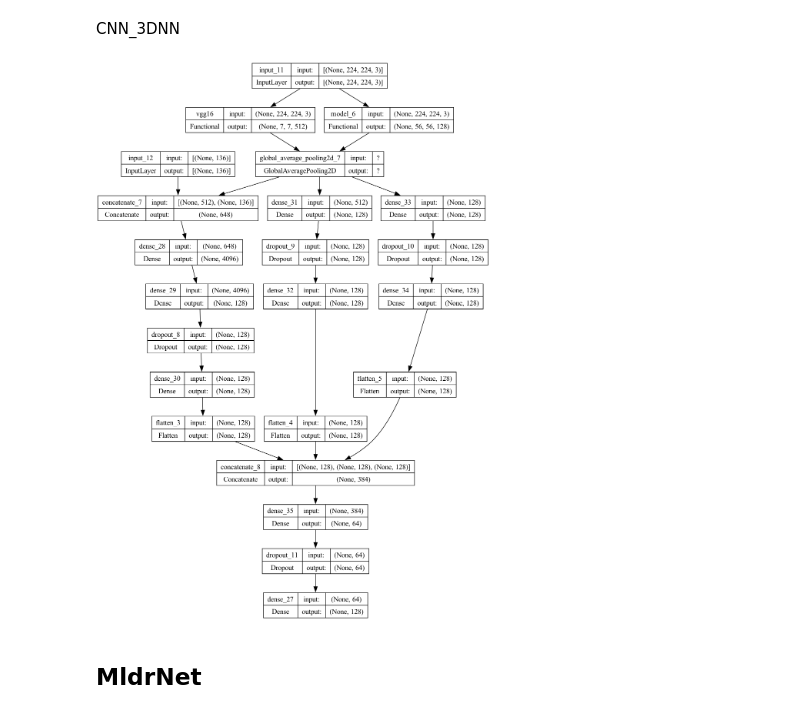
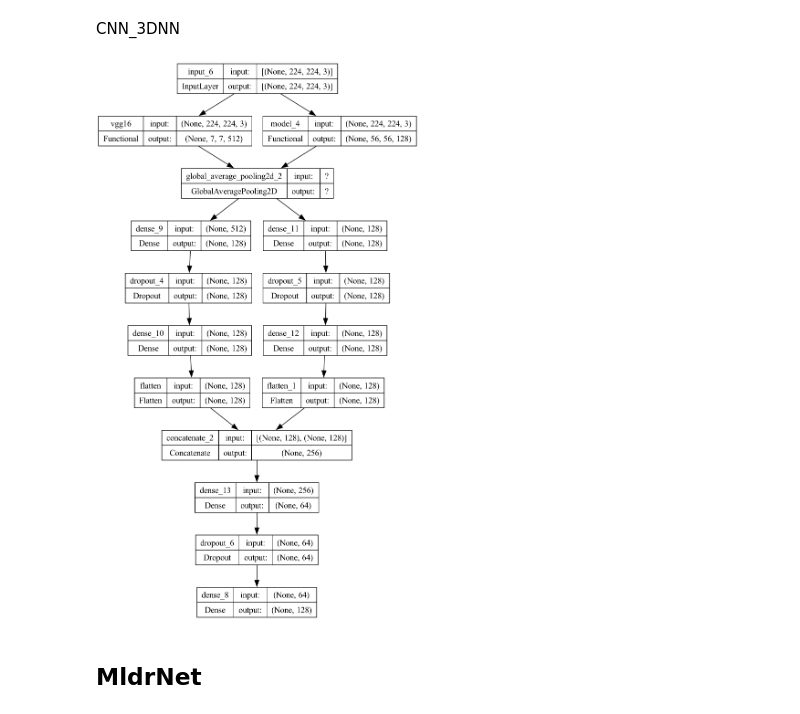
Before and after one commit to anmol-c03/CNN-models, a Jupyter notebook: models.ipynb, the cells around one changed output. Drawn from its saved outputs; the diff is of its cells as text; code cells hidden in the pictures.

```diff
--- a/models.ipynb
+++ b/models.ipynb
@@ -96,43 +96,43 @@ block2_pool_output = base_model.get_layer('block2_pool').output
 model_block2_pool = Model(inputs=base_model.input, outputs=block2_pool_output)
 pool_2_output = model_block2_pool(input_image)
 pool_2_output_global=global_avg_layer(pool_2_output )
 
 base_model_output_global=global_avg_layer(base_model_output)
 
 
-input_lndmark=Input(shape=(136,))
+# input_lndmark=Input(shape=(136,))
 
-x=layers.concatenate([base_model_output_global,input_lndmark])
+# x=layers.concatenate([base_model_output_global,input_lndmark])
 
-x=layers.Dense(4096,activation='relu')(x)
-x=layers.Dense(128,activation='relu')(x)
-x=layers.Dropout(0.2)(x)
-x=layers.Dense(128,activation='relu')(x)
-FC1=layers.Flatten()(x)
+# x=layers.Dense(4096,activation='relu')(x)
+# x=layers.Dense(128,activation='relu')(x)
+# x=layers.Dropout(0.2)(x)
+# x=layers.Dense(128,activation='relu')(x)
+# FC1=layers.Flatten()(x)
 
 x=layers.Dense(128,activation='relu')(base_model_output_global)
 x=layers.Dropout(0.2)(x)
 x=layers.Dense(128,activation='relu')(x)
 FC2=layers.Flatten()(x)
 
 x=layers.Dense(128,activation='relu')(pool_2_output_global)
 x=layers.Dropout(0.2)(x)
 x=layers.Dense(128,activation='relu')(x)
 FC3=layers.Flatten()(x)
 
 
-x=layers.concatenate([FC1,FC2,FC3])
+x=layers.concatenate([FC2,FC3])
 
 x = layers.Dense(64, activation='relu')(x)
 x=layers.Dropout(0.2)(x)
 outputs=prediction_layer(x)
-model=tf.keras.Model([input_image,input_lndmark],outputs)
+model=tf.keras.Model([input_image],outputs)
 
 model.compile(optimizer='adam', loss='categorical_crossentropy', metrics=['MSE'])
 
 tf.keras.utils.plot_model(model,'CNN_3DNN.png',show_shapes=True)
 # %% [output]
-[figure, old version]
+[figure, new version]
 # %% [markdown]
 ## MldrNet
 # %%
```
Also changed, not shown: parts of 4 cells of this notebook, 4 other files.
